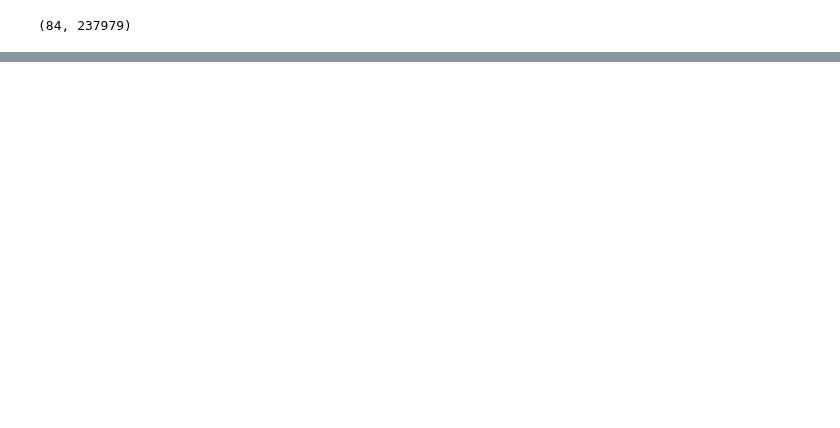
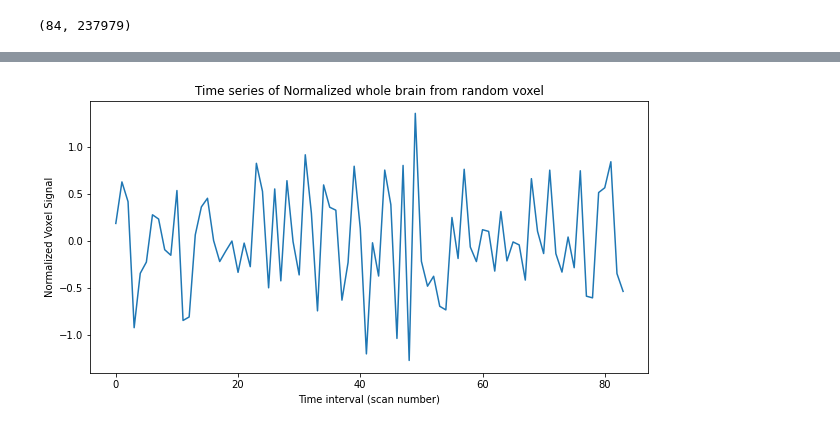
Before and after one commit to staceybeck/teambrainiac, a Jupyter notebook: source/Visualize_Data.ipynb, the cells around one changed output, grey strips where cells are left out. Saved outputs shown, nothing was run; the diff lists cells and outputs as text; code cells hidden in the pictures; blank space fills up the shorter version.

```diff
--- a/source/Visualize_Data.ipynb
+++ b/source/Visualize_Data.ipynb
@@ -113,0 +56,10 @@ array([[-100.        , -100.        , -100.        , ...,  -66.48429102,
+# %%
+masked_norm_2d = clean(masked_2d,
+                       #detrend = settings.detrend,
+                       standardize = 'psc'
+                       #confounds=confound_signals.values,
+                       #low_pass=settings.low_pass,
+                       #high_pass=settings.high_pass,
+                       #t_r=settings.func.tr)
+                      )
+masked_norm_2d
@@ -113,0 +95,10 @@ array([[-100.        , -100.        , -100.        , ...,  -66.48429102,
+# %%
+# Plot time series of brain data from a random voxel after normalization
+plt.figure(figsize = (10 ,5))
+plt.plot(masked_norm_2d[:, voxel])
+plt.title("Time series of Normalized whole brain from random voxel")
+plt.xlabel("Time interval (scan number)")
+plt.ylabel("Normalized Voxel Signal")
+plt.show()
+# %% [output]
+[figure, added]
```
Also changed, not shown: parts of 12 cells of this notebook.
